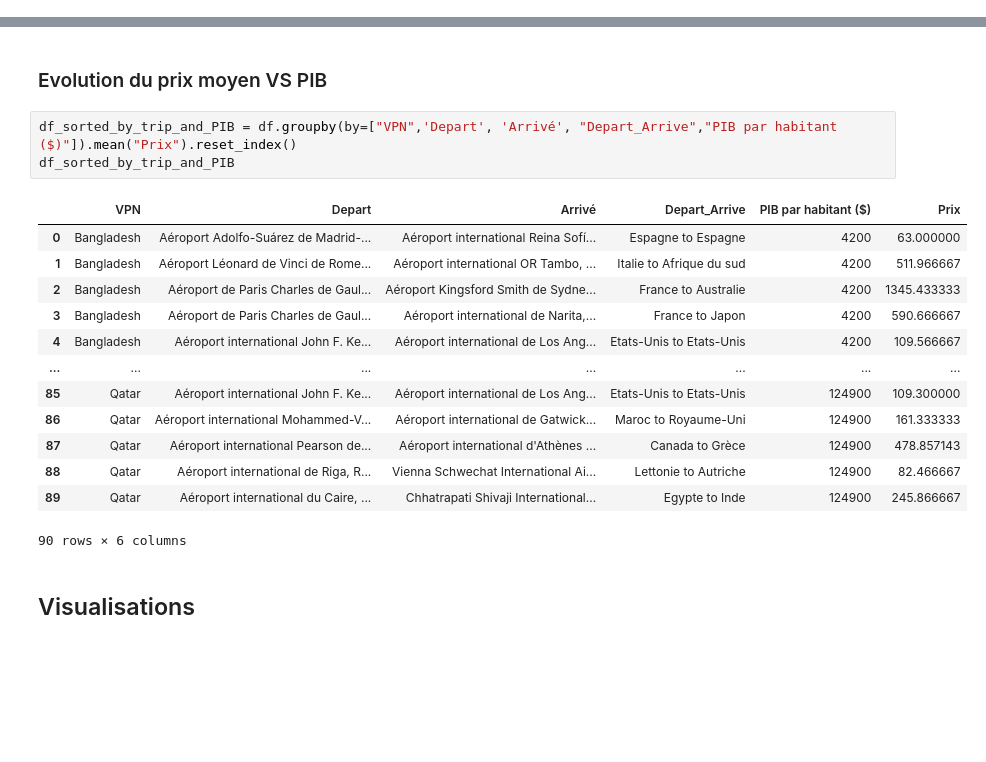
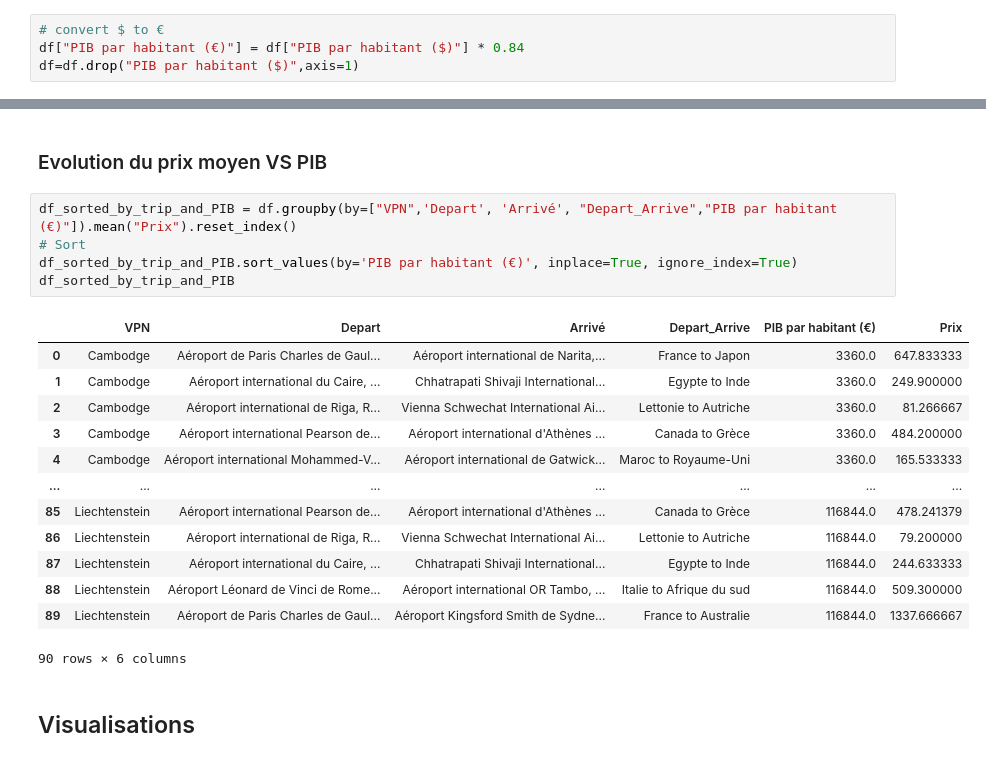
Before and after one commit to bebeyoul/Plane_ticket_price, a Jupyter notebook: analyse_de_donnees.ipynb, the cells around one changed output, grey strips where cells are left out. Drawn from its saved outputs; the diff is of its cells as text; blank space fills up the shorter version.

```diff
--- a/analyse_de_donnees.ipynb
+++ b/analyse_de_donnees.ipynb
@@ -33,3 +34,7 @@ memory usage: 226.7+ KB
+# %%
+# convert $ to €
+df["PIB par habitant (€)"] = df["PIB par habitant ($)"] * 0.84
+df=df.drop("PIB par habitant ($)",axis=1)
 # %% [markdown]
 ### Pour visualier le prix des vols en fonction du VPN
 # %%
@@ -153,21 +158,23 @@ df_sorted_by_trip
 # %% [markdown]
 ### Evolution du prix moyen VS PIB
 # %%
-df_sorted_by_trip_and_PIB = df.groupby(by=["VPN",'Depart', 'Arrivé', "Depart_Arrive","PIB par habitant ($)"]).mean("Prix").reset_index()
+df_sorted_by_trip_and_PIB = df.groupby(by=["VPN",'Depart', 'Arrivé', "Depart_Arrive","PIB par habitant (€)"]).mean("Prix").reset_index()
+# Sort
+df_sorted_by_trip_and_PIB.sort_values(by='PIB par habitant (€)', inplace=True, ignore_index=True)
 df_sorted_by_trip_and_PIB
 # %% [output]
-|  | VPN | Depart | Arrivé | Depart_Arrive | PIB par habitant ($) | Prix |
-| 0 | Bangladesh | Aéroport Adolfo-Suárez de Madrid-... | Aéroport international Reina Sofí... | Espagne to Espagne | 4200 | 63.000000 |
-| 1 | Bangladesh | Aéroport Léonard de Vinci de Rome... | Aéroport international OR Tambo, ... | Italie to Afrique du sud | 4200 | 511.966667 |
-| 2 | Bangladesh | Aéroport de Paris Charles de Gaul... | Aéroport Kingsford Smith de Sydne... | France to Australie | 4200 | 1345.433333 |
-| 3 | Bangladesh | Aéroport de Paris Charles de Gaul... | Aéroport international de Narita,... | France to Japon | 4200 | 590.666667 |
-| 4 | Bangladesh | Aéroport international John F. Ke... | Aéroport international de Los Ang... | Etats-Unis to Etats-Unis | 4200 | 109.566667 |
+|  | VPN | Depart | Arrivé | Depart_Arrive | PIB par habitant (€) | Prix |
+| 0 | Cambodge | Aéroport de Paris Charles de Gaul... | Aéroport international de Narita,... | France to Japon | 3360.0 | 647.833333 |
+| 1 | Cambodge | Aéroport international du Caire, ... | Chhatrapati Shivaji International... | Egypte to Inde | 3360.0 | 249.900000 |
+| 2 | Cambodge | Aéroport international de Riga, R... | Vienna Schwechat International Ai... | Lettonie to Autriche | 3360.0 | 81.266667 |
+| 3 | Cambodge | Aéroport international Pearson de... | Aéroport international d'Athènes ... | Canada to Grèce | 3360.0 | 484.200000 |
+| 4 | Cambodge | Aéroport international Mohammed-V... | Aéroport international de Gatwick... | Maroc to Royaume-Uni | 3360.0 | 165.533333 |
 | ... | ... | ... | ... | ... | ... | ... |
-| 85 | Qatar | Aéroport international John F. Ke... | Aéroport international de Los Ang... | Etats-Unis to Etats-Unis | 124900 | 109.300000 |
-| 86 | Qatar | Aéroport international Mohammed-V... | Aéroport international de Gatwick... | Maroc to Royaume-Uni | 124900 | 161.333333 |
-| 87 | Qatar | Aéroport international Pearson de... | Aéroport international d'Athènes ... | Canada to Grèce | 124900 | 478.857143 |
-| 88 | Qatar | Aéroport international de Riga, R... | Vienna Schwechat International Ai... | Lettonie to Autriche | 124900 | 82.466667 |
-| 89 | Qatar | Aéroport international du Caire, ... | Chhatrapati Shivaji International... | Egypte to Inde | 124900 | 245.866667 |
+| 85 | Liechtenstein | Aéroport international Pearson de... | Aéroport international d'Athènes ... | Canada to Grèce | 116844.0 | 478.241379 |
+| 86 | Liechtenstein | Aéroport international de Riga, R... | Vienna Schwechat International Ai... | Lettonie to Autriche | 116844.0 | 79.200000 |
+| 87 | Liechtenstein | Aéroport international du Caire, ... | Chhatrapati Shivaji International... | Egypte to Inde | 116844.0 | 244.633333 |
+| 88 | Liechtenstein | Aéroport Léonard de Vinci de Rome... | Aéroport international OR Tambo, ... | Italie to Afrique du sud | 116844.0 | 509.300000 |
+| 89 | Liechtenstein | Aéroport de Paris Charles de Gaul... | Aéroport Kingsford Smith de Sydne... | France to Australie | 116844.0 | 1337.666667 |
 90 rows × 6 columns
 # %% [markdown]
 ## Visualisations
```
Also changed, not shown: parts of 20 cells of this notebook, 5 other files.
